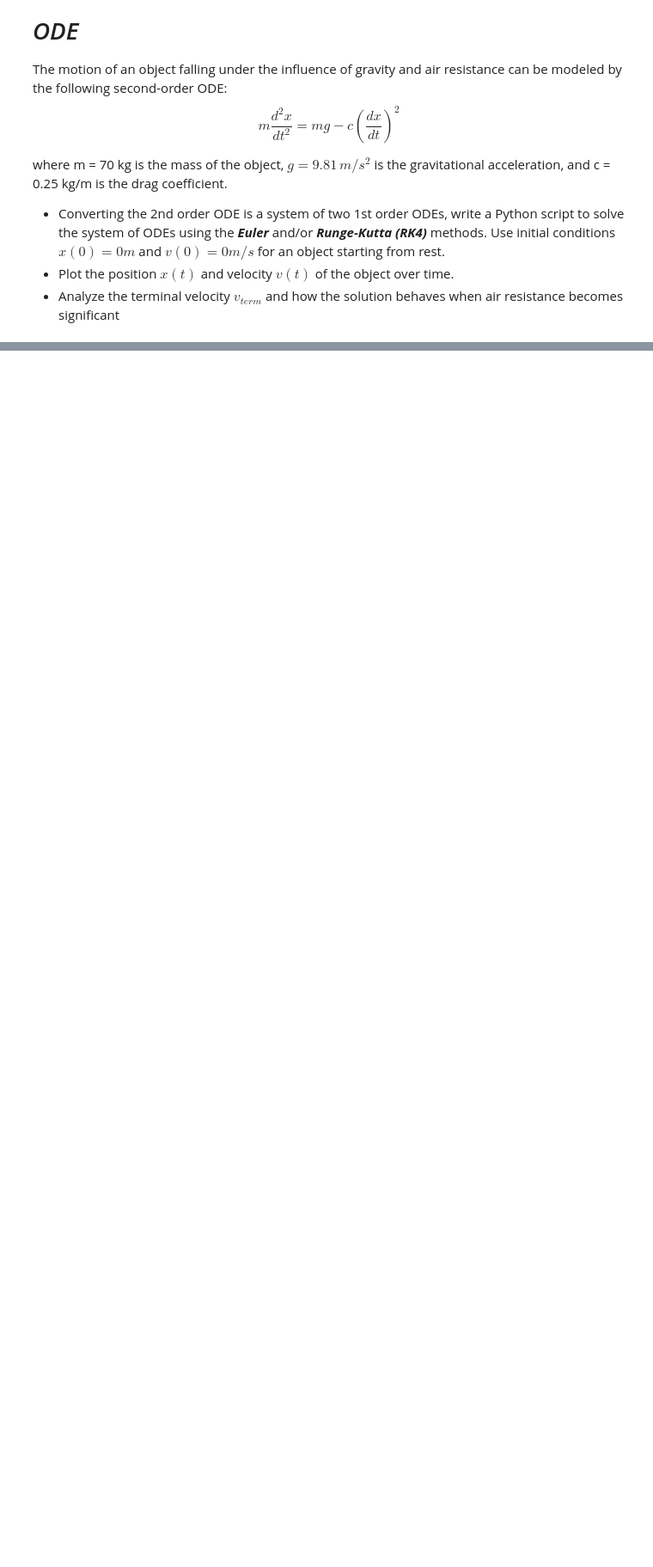
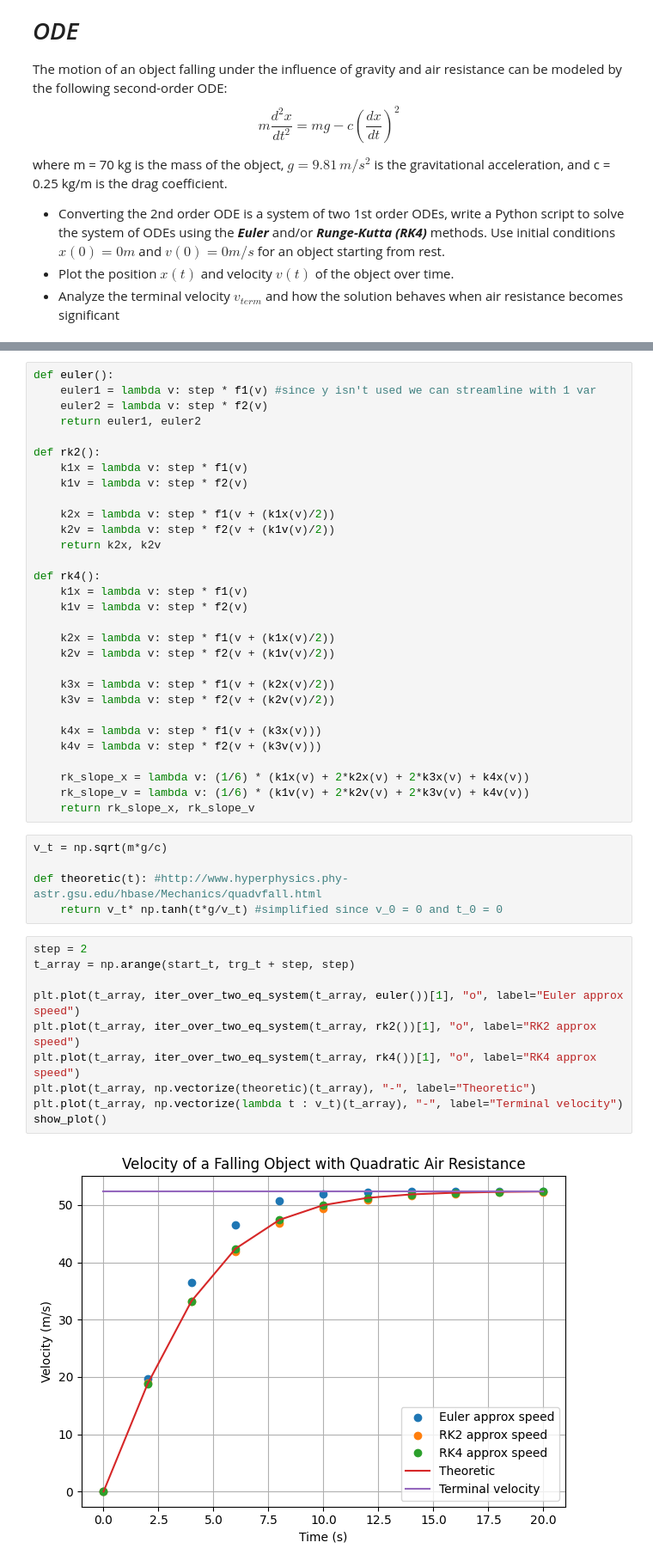
Before and after one commit to ersijo1/school, a Jupyter notebook: projects/assignment1_simon.ipynb, the cells around one changed output, grey strips where cells are left out. Shown at 86% size. Cells and saved outputs as stored; diff of their text form; blank space fills up the shorter version.

```diff
--- a/projects/assignment1_simon.ipynb
+++ b/projects/assignment1_simon.ipynb
@@ -97,0 +79,47 @@ plt.show()
+# %%
+def euler():
+    euler1 = lambda v: step * f1(v) #since y isn't used we can streamline with 1 var
+    euler2 = lambda v: step * f2(v)
+    return euler1, euler2
+
+def rk2():
+    k1x = lambda v: step * f1(v)
+    k1v = lambda v: step * f2(v)
+
+    k2x = lambda v: step * f1(v + (k1x(v)/2))
+    k2v = lambda v: step * f2(v + (k1v(v)/2))
+    return k2x, k2v
+
+def rk4():
+    k1x = lambda v: step * f1(v)
+    k1v = lambda v: step * f2(v)
+
+    k2x = lambda v: step * f1(v + (k1x(v)/2))
+    k2v = lambda v: step * f2(v + (k1v(v)/2))
+
+    k3x = lambda v: step * f1(v + (k2x(v)/2))
+    k3v = lambda v: step * f2(v + (k2v(v)/2))
+
+    k4x = lambda v: step * f1(v + (k3x(v)))
+    k4v = lambda v: step * f2(v + (k3v(v)))
+
+    rk_slope_x = lambda v: (1/6) * (k1x(v) + 2*k2x(v) + 2*k3x(v) + k4x(v))
+    rk_slope_v = lambda v: (1/6) * (k1v(v) + 2*k2v(v) + 2*k3v(v) + k4v(v))
+    return rk_slope_x, rk_slope_v
+# %%
+v_t = np.sqrt(m*g/c)
+
+def theoretic(t): #http://www.hyperphysics.phy-astr.gsu.edu/hbase/Mechanics/quadvfall.html
+    return v_t* np.tanh(t*g/v_t) #simplified since v_0 = 0 and t_0 = 0
+# %%
+step = 2
+t_array = np.arange(start_t, trg_t + step, step)
+
+plt.plot(t_array, iter_over_two_eq_system(t_array, euler())[1], "o", label="Euler approx speed")
+plt.plot(t_array, iter_over_two_eq_system(t_array, rk2())[1], "o", label="RK2 approx speed")
+plt.plot(t_array, iter_over_two_eq_system(t_array, rk4())[1], "o", label="RK4 approx speed")
+plt.plot(t_array, np.vectorize(theoretic)(t_array), "-", label="Theoretic")
+plt.plot(t_array, np.vectorize(lambda t : v_t)(t_array), "-", label="Terminal velocity")
+show_plot()
+# %% [output]
+[figure, added]
```
Also changed, not shown: parts of 7 cells of this notebook.
